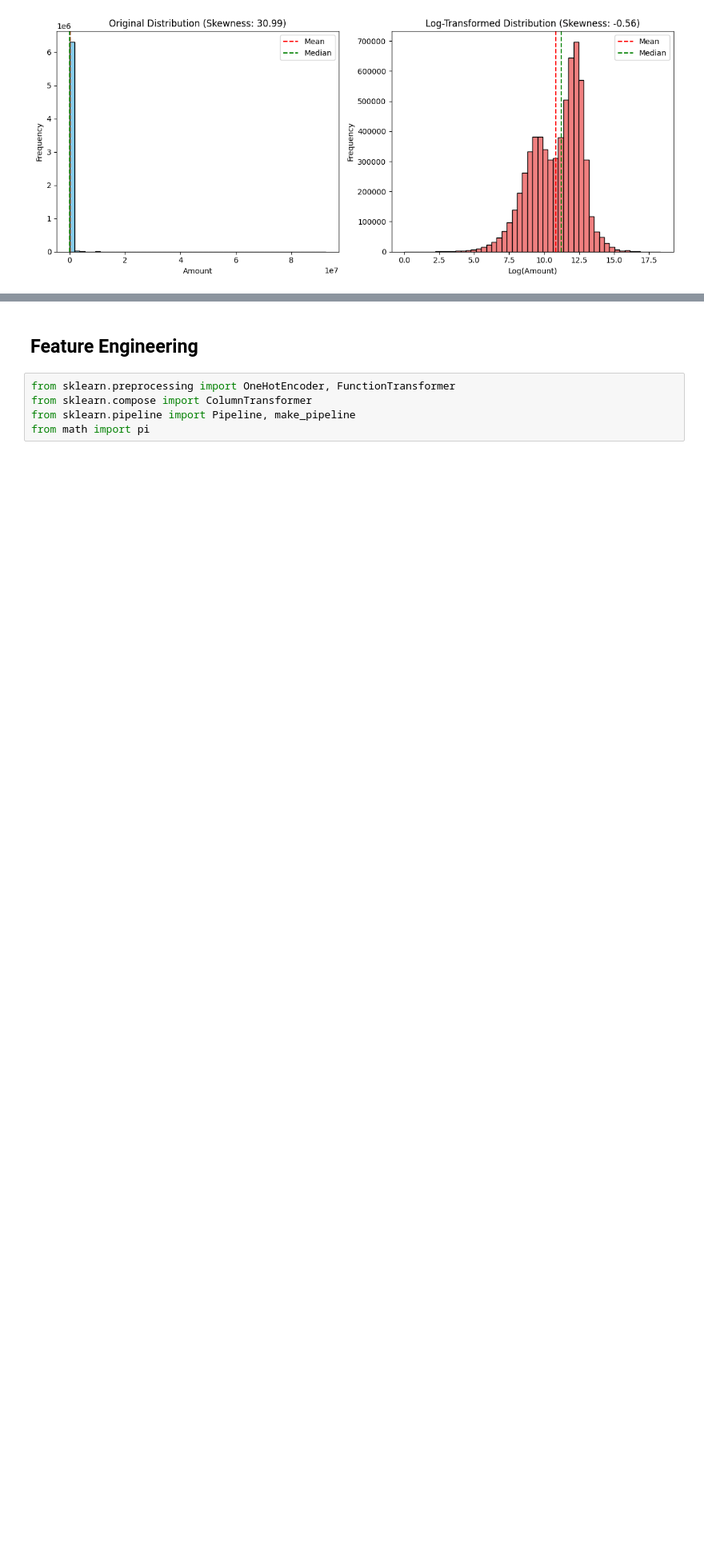
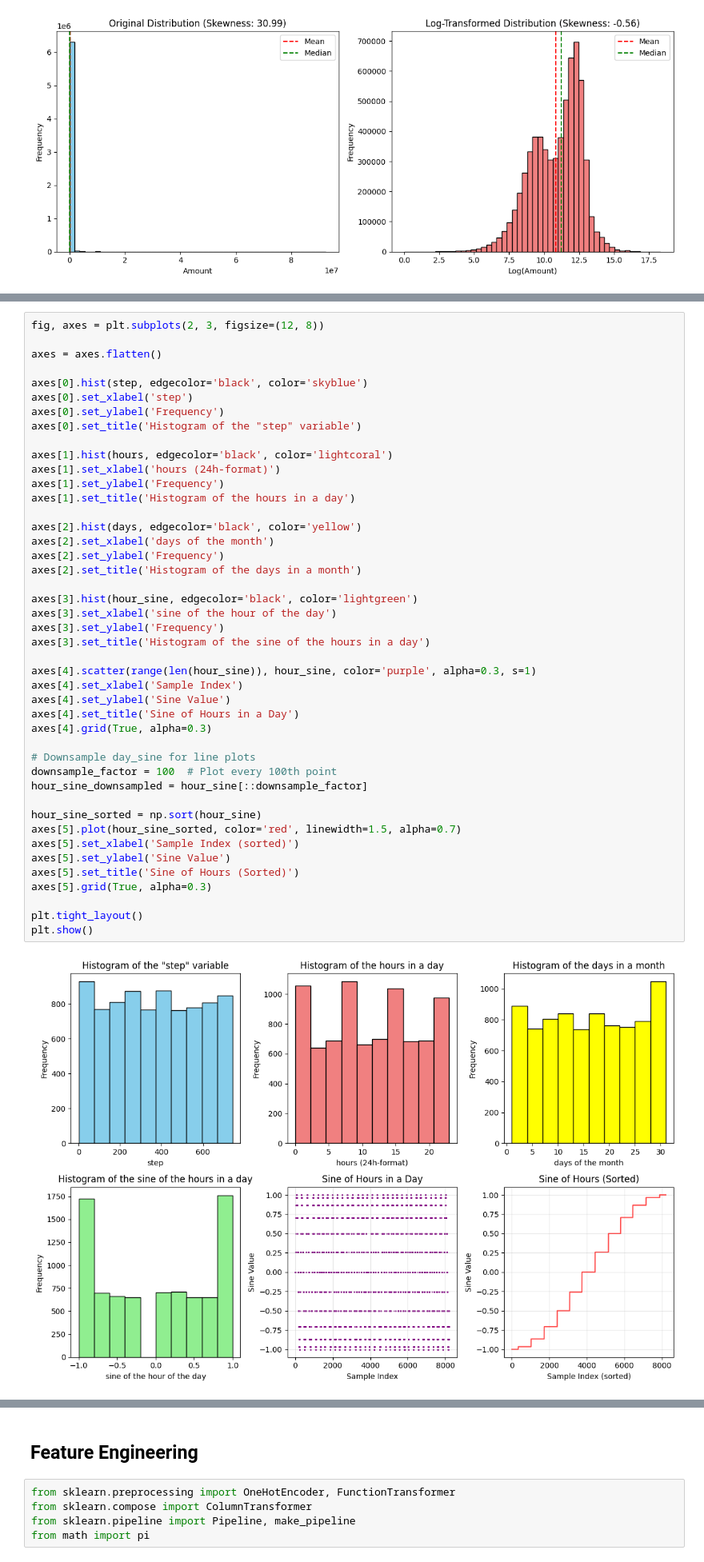
Before and after one commit to Yeshua235/PaySim-project, a Jupyter notebook: paysim-project.ipynb, the cells around one changed output, grey strips where cells are left out. Shown at 80% size. Saved outputs shown, nothing was run; the diff lists cells and outputs as text; blank space fills up the shorter version.

```diff
--- a/paysim-project.ipynb
+++ b/paysim-project.ipynb
@@ -111,0 +146,46 @@ plt.show()
+# %%
+fig, axes = plt.subplots(2, 3, figsize=(12, 8))
+
+axes = axes.flatten()
+
+axes[0].hist(step, edgecolor='black', color='skyblue')
+axes[0].set_xlabel('step')
+axes[0].set_ylabel('Frequency')
+axes[0].set_title('Histogram of the "step" variable')
+
+axes[1].hist(hours, edgecolor='black', color='lightcoral')
+axes[1].set_xlabel('hours (24h-format)')
+axes[1].set_ylabel('Frequency')
+axes[1].set_title('Histogram of the hours in a day')
+
+axes[2].hist(days, edgecolor='black', color='yellow')
+axes[2].set_xlabel('days of the month')
+axes[2].set_ylabel('Frequency')
+axes[2].set_title('Histogram of the days in a month')
+
+axes[3].hist(hour_sine, edgecolor='black', color='lightgreen')
+axes[3].set_xlabel('sine of the hour of the day')
+axes[3].set_ylabel('Frequency')
+axes[3].set_title('Histogram of the sine of the hours in a day')
+
+axes[4].scatter(range(len(hour_sine)), hour_sine, color='purple', alpha=0.3, s=1)
+axes[4].set_xlabel('Sample Index')
+axes[4].set_ylabel('Sine Value')
+axes[4].set_title('Sine of Hours in a Day')
+axes[4].grid(True, alpha=0.3)
+
+# Downsample day_sine for line plots
+downsample_factor = 100  # Plot every 100th point
+hour_sine_downsampled = hour_sine[::downsample_factor]
+
+hour_sine_sorted = np.sort(hour_sine)
+axes[5].plot(hour_sine_sorted, color='red', linewidth=1.5, alpha=0.7)
+axes[5].set_xlabel('Sample Index (sorted)')
+axes[5].set_ylabel('Sine Value')
+axes[5].set_title('Sine of Hours (Sorted)')
+axes[5].grid(True, alpha=0.3)
+
+plt.tight_layout()
+plt.show()
+# %% [output]
+[figure, added]
```
Also changed, not shown: parts of 25 cells of this notebook.
